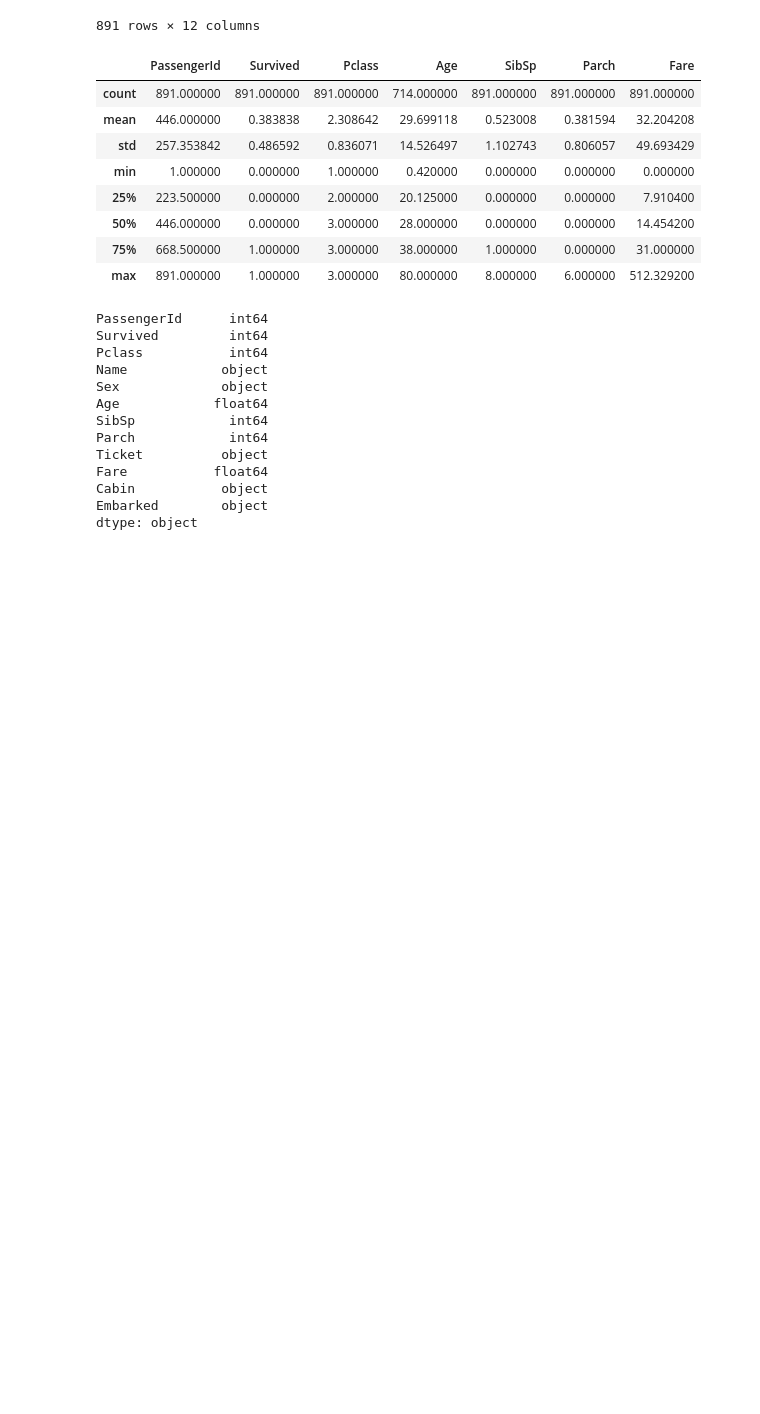
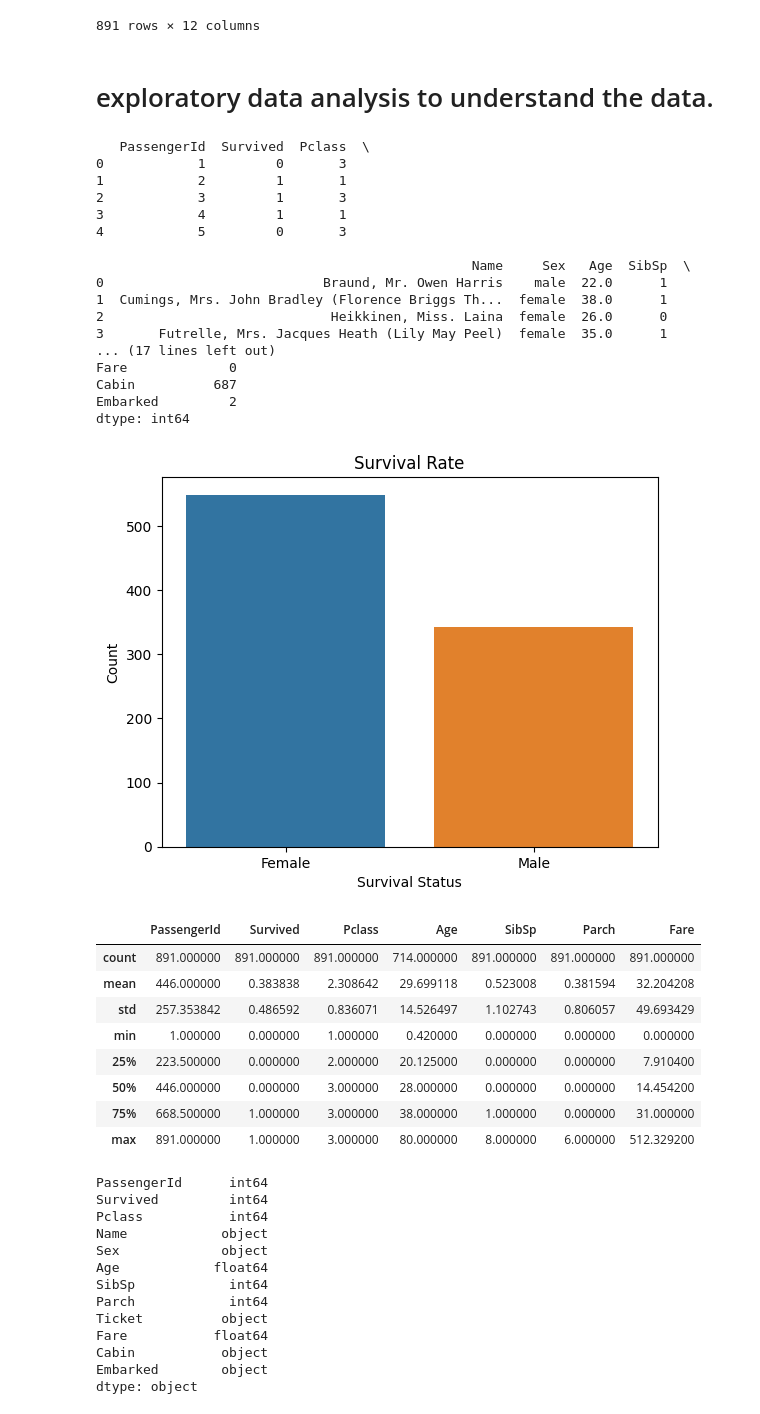
Before and after one commit to Basabjeet-Deb/B.Sc-Data-Science, a Jupyter notebook: codsoft-task-1.ipynb, the cells around one changed output. Cells and saved outputs as stored; diff of their text form; code cells hidden in the pictures; blank space fills up the shorter version.

```diff
--- a/codsoft-task-1.ipynb
+++ b/codsoft-task-1.ipynb
@@ -41,6 +42,41 @@ df
 | 889 | 890 | 1 | 1 | Behr, Mr. Karl Howell | male | 26.0 | 0 | 0 | 111369 | 30.0000 | ... |
 | 890 | 891 | 0 | 3 | Dooley, Mr. Patrick | male | 32.0 | 0 | 0 | 370376 | 7.7500 | ... |
 891 rows × 12 columns
+# %% [markdown]
+# exploratory data analysis to understand the data.
+# %%
+# Display the first few rows of the dataset
+print(df.head())
+
+# Check for missing values
+print(df.isnull().sum())
+
+# Visualize survival rate
+sns.countplot(x='Survived', data=df)
+plt.xticks(ticks=[0, 1], labels=['Female', 'Male'])
+plt.title('Survival Rate')
+plt.xlabel('Survival Status')
+plt.ylabel('Count')
+plt.show()
+# %% [output]
+   PassengerId  Survived  Pclass  \
+0            1         0       3
+1            2         1       1
+2            3         1       3
+3            4         1       1
+4            5         0       3
+
+                                                Name     Sex   Age  SibSp  \
+0                            Braund, Mr. Owen Harris    male  22.0      1
+1  Cumings, Mrs. John Bradley (Florence Briggs Th...  female  38.0      1
+2                             Heikkinen, Miss. Laina  female  26.0      0
+3       Futrelle, Mrs. Jacques Heath (Lily May Peel)  female  35.0      1
+... (17 lines left out)
+Fare             0
+Cabin          687
+Embarked         2
+dtype: int64
+[figure, added]
 # %%
 df.describe()
 # %% [output]
```
Also changed, not shown: parts of 1 cell of this notebook.
